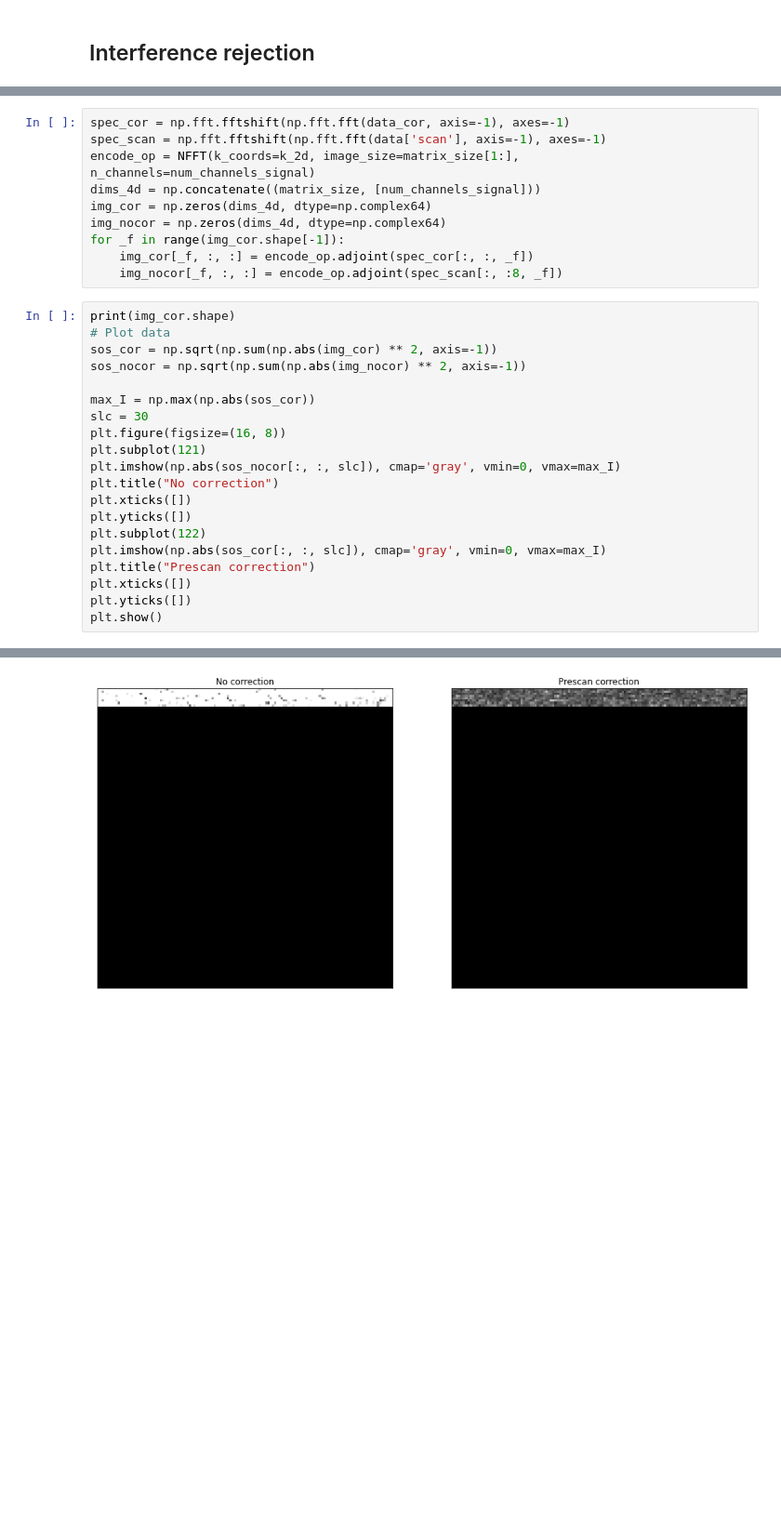
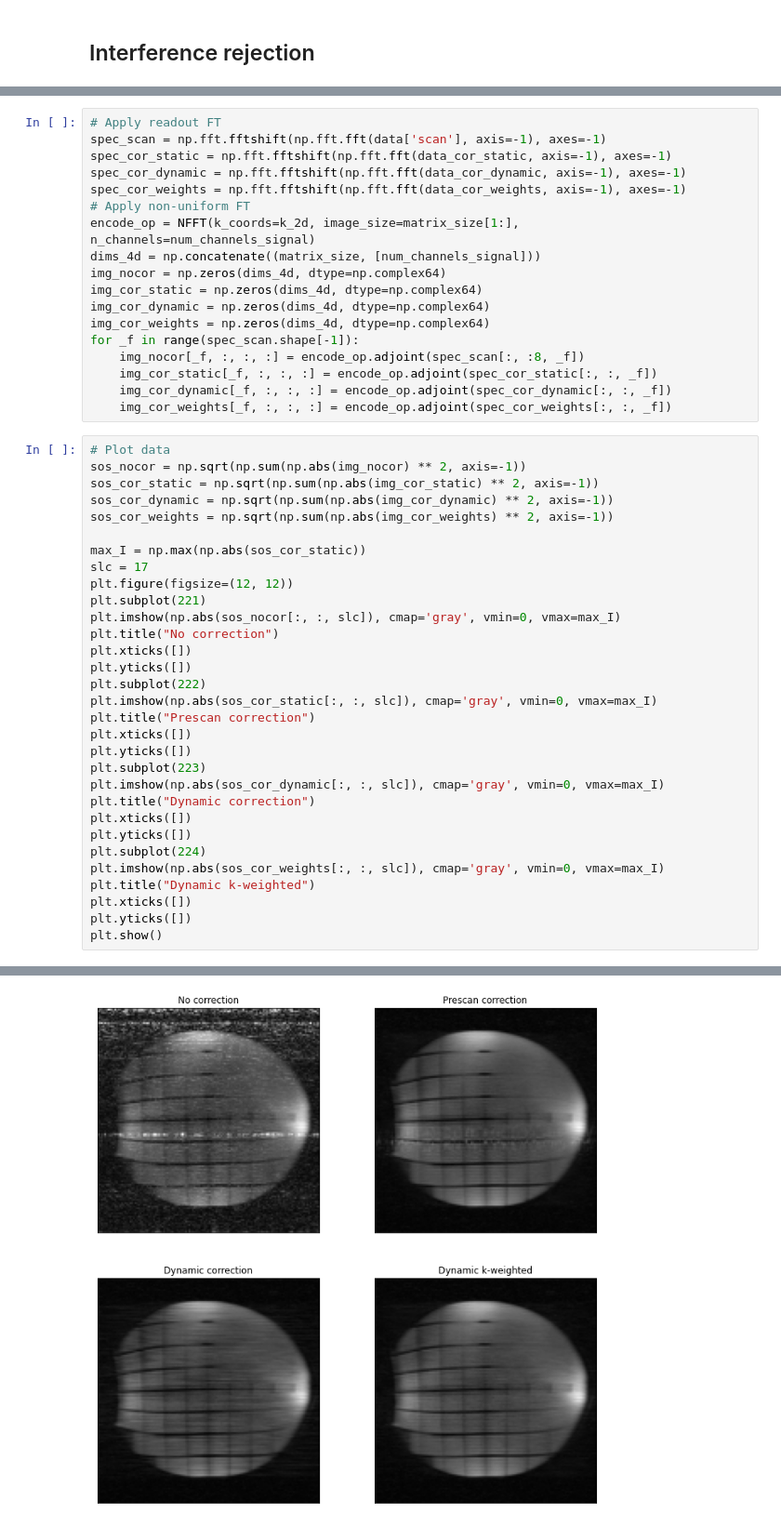
Before and after one commit to haddoc/mrir, a Jupyter notebook: notebooks/correct_image.ipynb, the cells around one changed output, grey strips where cells are left out. Shown at 93% size. Saved outputs shown, nothing was run; the diff lists cells and outputs as text; blank space fills up the shorter version.

Commit message:
Show 4 different cases of rejection in imaging data

```diff
--- a/notebooks/correct_image.ipynb
+++ b/notebooks/correct_image.ipynb
@@ -42,31 +90,50 @@ print(data_cor.shape)
 # %%
-spec_cor = np.fft.fftshift(np.fft.fft(data_cor, axis=-1), axes=-1)
+# Apply readout FT
 spec_scan = np.fft.fftshift(np.fft.fft(data['scan'], axis=-1), axes=-1)
+spec_cor_static = np.fft.fftshift(np.fft.fft(data_cor_static, axis=-1), axes=-1)
+spec_cor_dynamic = np.fft.fftshift(np.fft.fft(data_cor_dynamic, axis=-1), axes=-1)
+spec_cor_weights = np.fft.fftshift(np.fft.fft(data_cor_weights, axis=-1), axes=-1)
+# Apply non-uniform FT
 encode_op = NFFT(k_coords=k_2d, image_size=matrix_size[1:], n_channels=num_channels_signal)
 dims_4d = np.concatenate((matrix_size, [num_channels_signal]))
-img_cor = np.zeros(dims_4d, dtype=np.complex64)
 img_nocor = np.zeros(dims_4d, dtype=np.complex64)
-for _f in range(img_cor.shape[-1]):
-    img_cor[_f, :, :] = encode_op.adjoint(spec_cor[:, :, _f])
-    img_nocor[_f, :, :] = encode_op.adjoint(spec_scan[:, :8, _f])
+img_cor_static = np.zeros(dims_4d, dtype=np.complex64)
+img_cor_dynamic = np.zeros(dims_4d, dtype=np.complex64)
+img_cor_weights = np.zeros(dims_4d, dtype=np.complex64)
+for _f in range(spec_scan.shape[-1]):
+    img_nocor[_f, :, :, :] = encode_op.adjoint(spec_scan[:, :8, _f])
+    img_cor_static[_f, :, :, :] = encode_op.adjoint(spec_cor_static[:, :, _f])
+    img_cor_dynamic[_f, :, :, :] = encode_op.adjoint(spec_cor_dynamic[:, :, _f])
+    img_cor_weights[_f, :, :, :] = encode_op.adjoint(spec_cor_weights[:, :, _f])
 # %%
-print(img_cor.shape)
 # Plot data
-sos_cor = np.sqrt(np.sum(np.abs(img_cor) ** 2, axis=-1))
 sos_nocor = np.sqrt(np.sum(np.abs(img_nocor) ** 2, axis=-1))
+sos_cor_static = np.sqrt(np.sum(np.abs(img_cor_static) ** 2, axis=-1))
+sos_cor_dynamic = np.sqrt(np.sum(np.abs(img_cor_dynamic) ** 2, axis=-1))
+sos_cor_weights = np.sqrt(np.sum(np.abs(img_cor_weights) ** 2, axis=-1))
 
-max_I = np.max(np.abs(sos_cor))
-slc = 30
-plt.figure(figsize=(16, 8))
-plt.subplot(121)
+max_I = np.max(np.abs(sos_cor_static))
+slc = 17
+plt.figure(figsize=(12, 12))
+plt.subplot(221)
 plt.imshow(np.abs(sos_nocor[:, :, slc]), cmap='gray', vmin=0, vmax=max_I)
 plt.title("No correction")
 plt.xticks([])
 plt.yticks([])
-plt.subplot(122)
-plt.imshow(np.abs(sos_cor[:, :, slc]), cmap='gray', vmin=0, vmax=max_I)
+plt.subplot(222)
+plt.imshow(np.abs(sos_cor_static[:, :, slc]), cmap='gray', vmin=0, vmax=max_I)
 plt.title("Prescan correction")
 plt.xticks([])
 plt.yticks([])
+plt.subplot(223)
+plt.imshow(np.abs(sos_cor_dynamic[:, :, slc]), cmap='gray', vmin=0, vmax=max_I)
+plt.title("Dynamic correction")
+plt.xticks([])
+plt.yticks([])
+plt.subplot(224)
+plt.imshow(np.abs(sos_cor_weights[:, :, slc]), cmap='gray', vmin=0, vmax=max_I)
+plt.title("Dynamic k-weighted")
+plt.xticks([])
+plt.yticks([])
 plt.show()
 # %% [output]
@@ -74 +140 @@ plt.show()
-[figure, old version]
+[figure, new version]
```
Also changed, not shown: parts of 8 cells of this notebook, 1 other file.
